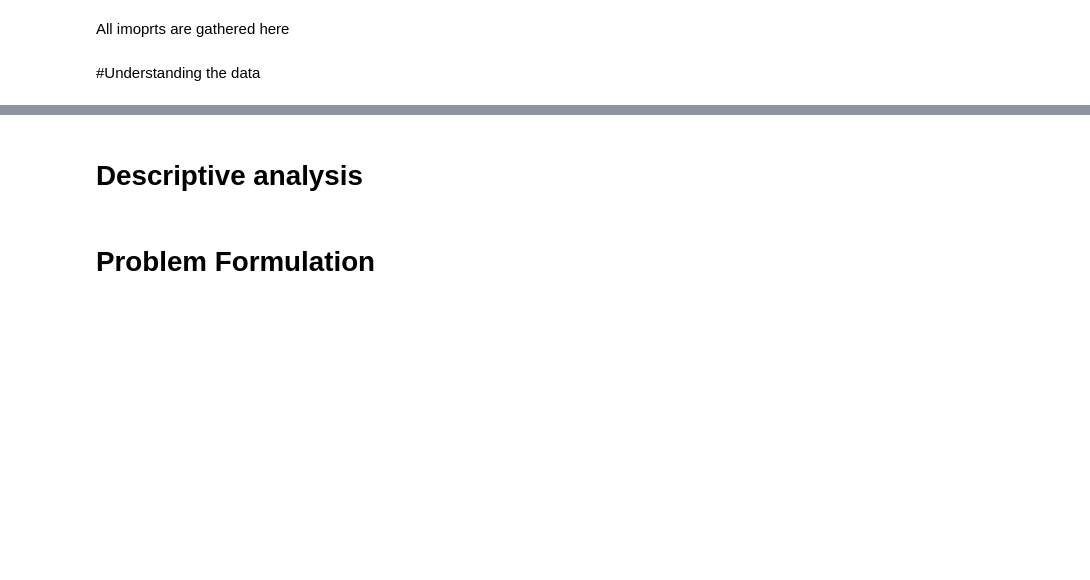
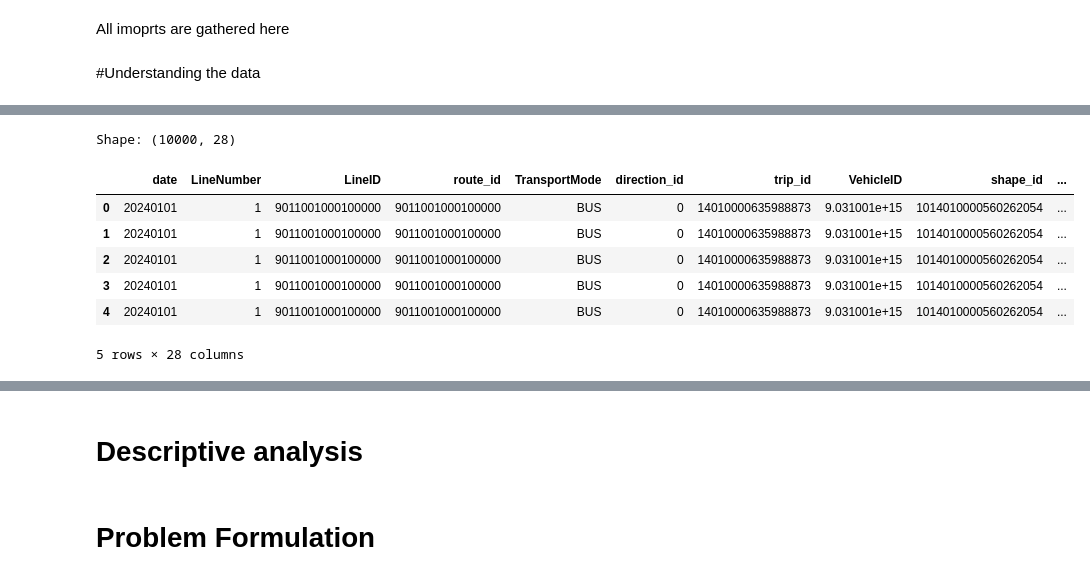
Before and after one commit to felwern/AI_course_exercises, a Jupyter notebook: Project.ipynb, the cells around one changed output, grey strips where cells are left out. Saved outputs shown, nothing was run; the diff lists cells and outputs as text; code cells hidden in the pictures; blank space fills up the shorter version.

```diff
--- a/Project.ipynb
+++ b/Project.ipynb
@@ -14,6 +14,7 @@ from google.colab import drive
 #Understanding the data
 # %%
 drive.mount('/content/drive')
-project_path = "/content/drive/MyDrive/AH2179_Project1"
+
+project_path = "/content/drive/MyDrive/fellie2026/AI/project"
 
 print(os.listdir(project_path)) #dubble checking that the file exists
@@ -26,0 +62,24 @@ for file in os.listdir(project_path):
+# %%
+jan_path = os.path.join(
+    project_path,
+    "gtfs_rt_202401.csv.gz"
+)
+
+df_sample = pd.read_csv(
+    jan_path,
+    sep=";",
+    nrows=10000
+)
+
+print("Shape:", df_sample.shape)
+
+display(df_sample.head())
+# %% [output]
+Shape: (10000, 28)
+|  | date | LineNumber | LineID | route_id | TransportMode | direction_id | trip_id | VehicleID | shape_id | ... |
+| 0 | 20240101 | 1 | 9011001000100000 | 9011001000100000 | BUS | 0 | 14010000635988873 | 9.031001e+15 | 1014010000560262054 | ... |
+| 1 | 20240101 | 1 | 9011001000100000 | 9011001000100000 | BUS | 0 | 14010000635988873 | 9.031001e+15 | 1014010000560262054 | ... |
+| 2 | 20240101 | 1 | 9011001000100000 | 9011001000100000 | BUS | 0 | 14010000635988873 | 9.031001e+15 | 1014010000560262054 | ... |
+| 3 | 20240101 | 1 | 9011001000100000 | 9011001000100000 | BUS | 0 | 14010000635988873 | 9.031001e+15 | 1014010000560262054 | ... |
+| 4 | 20240101 | 1 | 9011001000100000 | 9011001000100000 | BUS | 0 | 14010000635988873 | 9.031001e+15 | 1014010000560262054 | ... |
+5 rows × 28 columns
```
Also changed, not shown: parts of 17 cells of this notebook.
